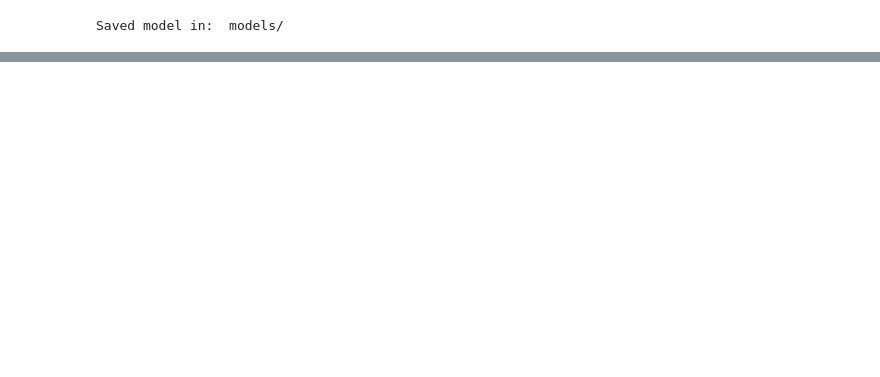
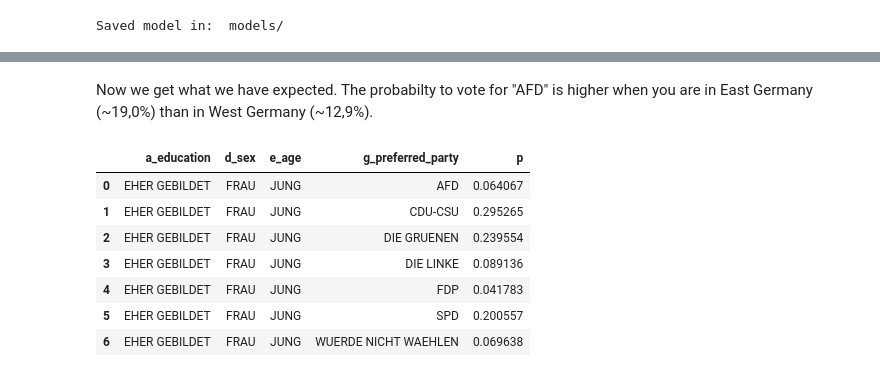
Before and after one commit to christophsaffer/Categorical_models, a Jupyter notebook: data_report01.ipynb, the cells around one changed output, grey strips where cells are left out. Cells and saved outputs as stored; diff of their text form; code cells hidden in the pictures; blank space fills up the shorter version.

```diff
--- a/data_report01.ipynb
+++ b/data_report01.ipynb
@@ -61,0 +196,17 @@ dens
+# %% [markdown]
+Now we get what we have expected. The probabilty to vote for "AFD" is higher when you are in East Germany (~19,0%) than in West Germany (~12,9%).
+# %%
+pred2 = catmod.marg_list(["b_income", "c_eastwest", "f_political_interest"])
+pred2 = catmod.cond("a_education", "EHER GEBILDET", pred2)
+pred2 = catmod.cond("d_sex", "FRAU", pred2)
+pred2 = catmod.cond("e_age", "JUNG", pred2)
+pred2
+# %% [output]
+|  | a_education | d_sex | e_age | g_preferred_party | p |
+| 0 | EHER GEBILDET | FRAU | JUNG | AFD | 0.064067 |
+| 1 | EHER GEBILDET | FRAU | JUNG | CDU-CSU | 0.295265 |
+| 2 | EHER GEBILDET | FRAU | JUNG | DIE GRUENEN | 0.239554 |
+| 3 | EHER GEBILDET | FRAU | JUNG | DIE LINKE | 0.089136 |
+| 4 | EHER GEBILDET | FRAU | JUNG | FDP | 0.041783 |
+| 5 | EHER GEBILDET | FRAU | JUNG | SPD | 0.200557 |
+| 6 | EHER GEBILDET | FRAU | JUNG | WUERDE NICHT WAEHLEN | 0.069638 |
```
Also changed, not shown: parts of 60 cells of this notebook, 8 other files.
